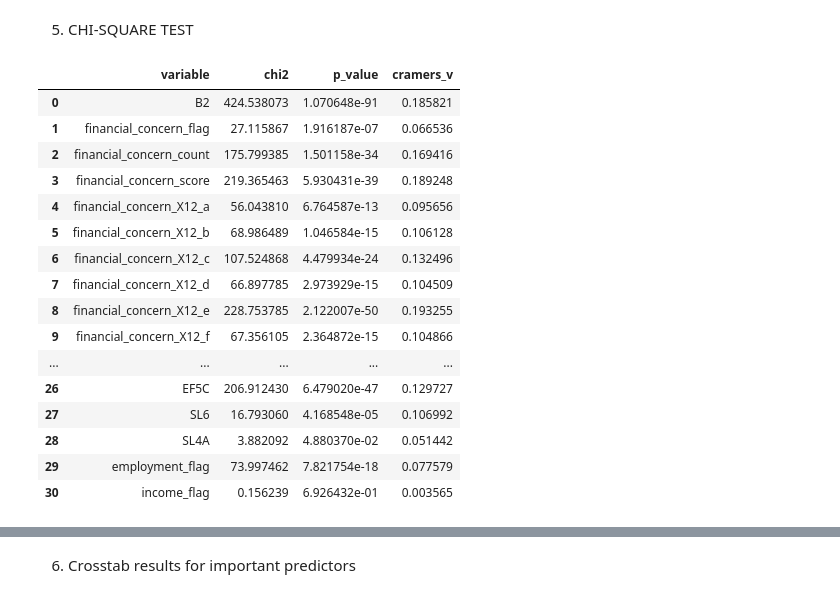
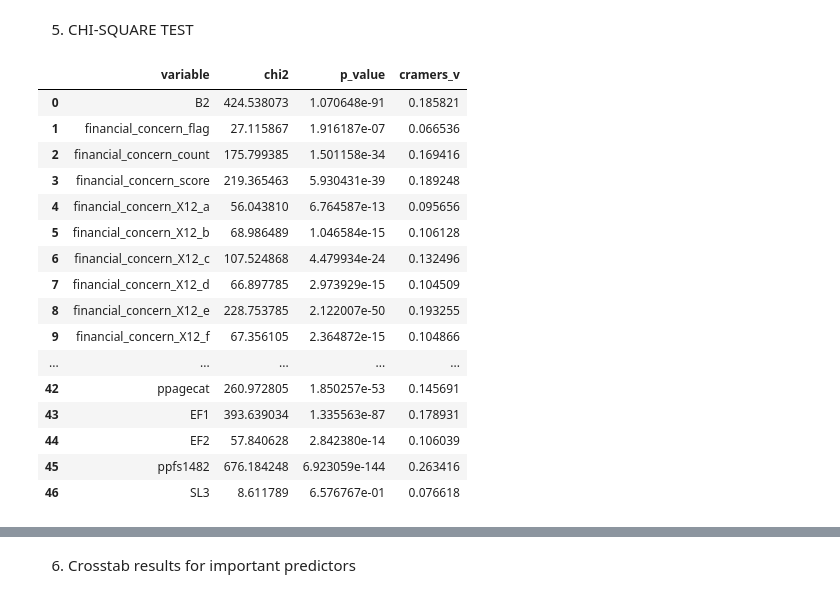
Before and after one commit to mw1296/DSAN5300, a Jupyter notebook: dsan5300_group1_final_project/code.ipynb, the cells around one changed output, grey strips where cells are left out. Cells and saved outputs as stored; diff of their text form; code cells hidden in the pictures.

```diff
--- a/dsan5300_group1_final_project/code.ipynb
+++ b/dsan5300_group1_final_project/code.ipynb
@@ -61,6 +81,9 @@ data["B2_ord"] = data["B2"].map(B2_mapping)
 data["A6_ord"] = data["A6"].map(A6_mapping)
 data["C4A_ord"] = data["C4A"].map(C4A_mapping)
 data["ppemploy_ord"] = data["ppemploy"].map(ppemploy_mapping)
+data["INF4_ord"] = data["INF4"].map(INF4_mapping)
+data["I9_ord"] = data["I9"].map(I9_mapping)
+data["ppinc7_ord"] = data["ppinc7"].map(ppinc7_mapping)
 data["BNPL1_ord"] = data["BNPL1"].map(BNPL1_mapping)
 data["BNPL1_ord"] = pd.to_numeric(data["BNPL1_ord"], errors="coerce")
 # %%
@@ -77,7 +104,7 @@ dtype: object
 # spearman relationship
 spearman_results = []
 
-variables = ['B2_ord','A6_ord','C4A_ord','ppemploy_ord']
+variables = ['B2_ord','A6_ord','C4A_ord','ppemploy_ord','INF4_ord','I9_ord','ppage','ppinc7']
 
 for var in variables:
   # spearman correlation
@@ -118,3 +150,14 @@ data = pd.concat([data, B2_dummies], axis=1)
 | 1 | Living comfortably | False |
 | 6 | Just getting by | False |
 | 12 | Finding it difficult to get by | False |
+# %%
+INF4_dummies = pd.get_dummies(data["INF4"], prefix="INF4")
+
+# Clean column names
+INF4_dummies.columns = (
+    INF4_dummies.columns
+    .str.lower()
+    .str.replace(" ", "_")
+)
+
+data = pd.concat([data, INF4_dummies], axis=1)
@@ -229,7 +278,8 @@ for col in cols:
 # %% [markdown]
 5. CHI-SQUARE TEST
 # %%
-# define cramers_v function
+# BNPL use
+    # define cramers_v function
 def compute_cramers_v(chi2, table):
     n = table.values.sum()
     r, c = table.shape
@@ -250,7 +300,15 @@ predictors = ["B2",
               'A8_a','loan_application_failure_flag',
               'EF5C','SL6',
               'SL4A',
-              'employment_flag','income_flag']
+              'employment_flag','income_flag',
+              'ED0',
+              'inf4_little_or_no_effect', 'inf4_much_better', 'inf4_much_worse', 'inf4_somewhat_better', 'inf4_somewhat_worse',
+              'I9','I21_a','I21_b','ppinc7','I40',
+              'ppagecat',
+              'EF1','EF2',
+              'ppfs1482',
+              'SL3'
+              ]
 
 results = []
 
@@ -263,35 +321,35 @@ for var in predictors:
 
     # chi-square test
     chi2, p, dof, expected = chi2_contingency(table)
 
     # cramér's v
     v = compute_cramers_v(chi2, table)
 
     results.append({
         "variable": var,
         "chi2": chi2,
         "p_value": p,
         "cramers_v": v
     })
 
 # convert to DataFrame for display
 results_df = pd.DataFrame(results)
 (results_df)
 # %% [output]
 |  | variable | chi2 | p_value | cramers_v |
 | 0 | B2 | 424.538073 | 1.070648e-91 | 0.185821 |
 | 1 | financial_concern_flag | 27.115867 | 1.916187e-07 | 0.066536 |
 | 2 | financial_concern_count | 175.799385 | 1.501158e-34 | 0.169416 |
 | 3 | financial_concern_score | 219.365463 | 5.930431e-39 | 0.189248 |
 | 4 | financial_concern_X12_a | 56.043810 | 6.764587e-13 | 0.095656 |
 | 5 | financial_concern_X12_b | 68.986489 | 1.046584e-15 | 0.106128 |
 | 6 | financial_concern_X12_c | 107.524868 | 4.479934e-24 | 0.132496 |
 | 7 | financial_concern_X12_d | 66.897785 | 2.973929e-15 | 0.104509 |
 | 8 | financial_concern_X12_e | 228.753785 | 2.122007e-50 | 0.193255 |
 | 9 | financial_concern_X12_f | 67.356105 | 2.364872e-15 | 0.104866 |
 | ... | ... | ... | ... | ... |
-| 26 | EF5C | 206.912430 | 6.479020e-47 | 0.129727 |
-| 27 | SL6 | 16.793060 | 4.168548e-05 | 0.106992 |
-| 28 | SL4A | 3.882092 | 4.880370e-02 | 0.051442 |
-| 29 | employment_flag | 73.997462 | 7.821754e-18 | 0.077579 |
-| 30 | income_flag | 0.156239 | 6.926432e-01 | 0.003565 |
+| 42 | ppagecat | 260.972805 | 1.850257e-53 | 0.145691 |
+| 43 | EF1 | 393.639034 | 1.335563e-87 | 0.178931 |
+| 44 | EF2 | 57.840628 | 2.842380e-14 | 0.106039 |
+| 45 | ppfs1482 | 676.184248 | 6.923059e-144 | 0.263416 |
+| 46 | SL3 | 8.611789 | 6.576767e-01 | 0.076618 |
```
Also changed, not shown: parts of 8 cells of this notebook, 13 other files.
